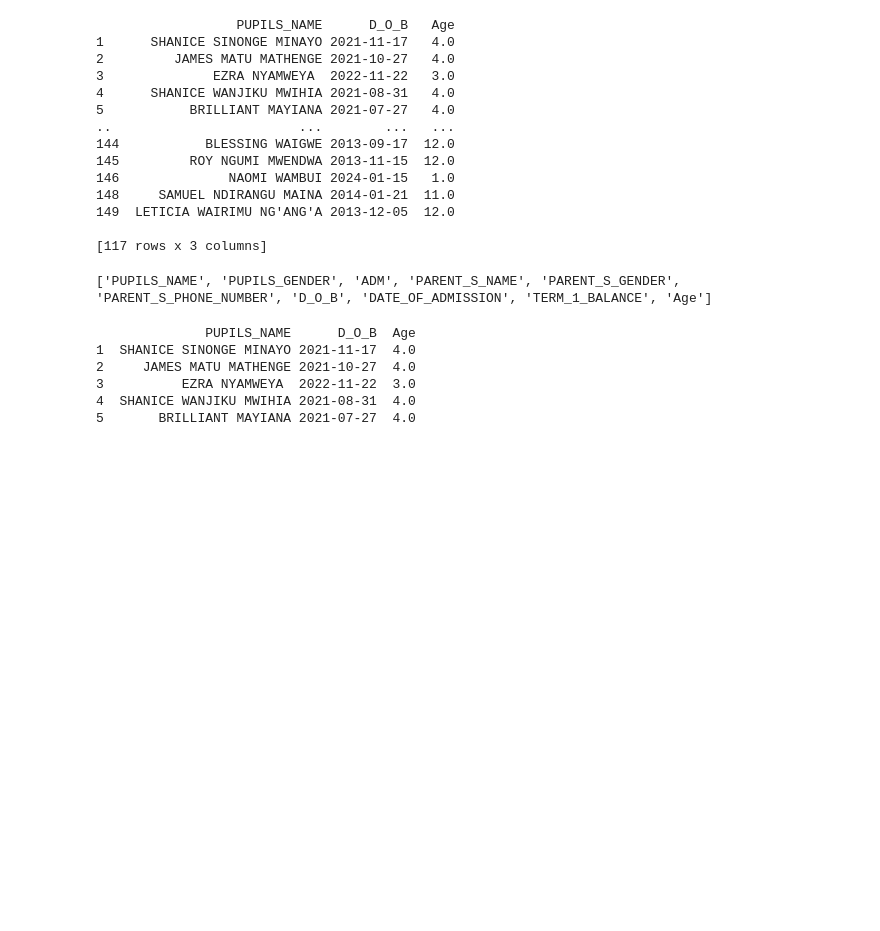
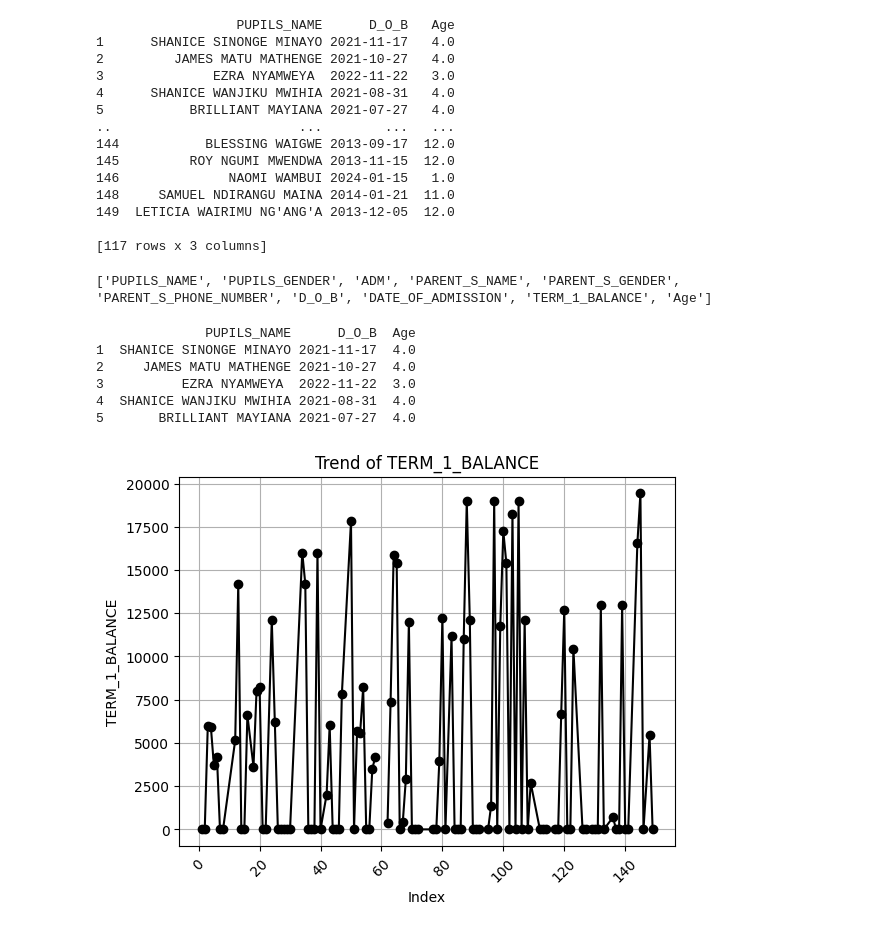
Before and after one commit to NellitG/Chestnut_data, a Jupyter notebook: Cape Chestnut Data.ipynb, the cells around one changed output. Saved outputs shown, nothing was run; the diff lists cells and outputs as text; code cells hidden in the pictures; blank space fills up the shorter version.

```diff
--- a/Cape Chestnut Data.ipynb
+++ b/Cape Chestnut Data.ipynb
@@ -210,3 +210,18 @@ if 'Age' in df.columns:
     df = df.drop(columns=['Age'])
 else:
     print("Column 'Age' does not exist.")
+# %%
+#Line graph to show the trend of TERM_1_BALANCE
+import matplotlib.pyplot as plt
+if 'TERM_1_BALANCE' in df.columns:
+    plt.plot(df['TERM_1_BALANCE'], marker ='o', linestyle='-', color='black')
+    plt.title('Trend of TERM_1_BALANCE')
+    plt.xlabel('Index')
+    plt.xticks(rotation=45)
+    plt.ylabel('TERM_1_BALANCE')
+    plt.grid(True)
+    plt.show()
+else:
+    print("Column 'TERM_1_BALANCE' does not exist.")
+# %% [output]
+[figure, added]
```
Also changed, not shown: parts of 1 cell of this notebook.
